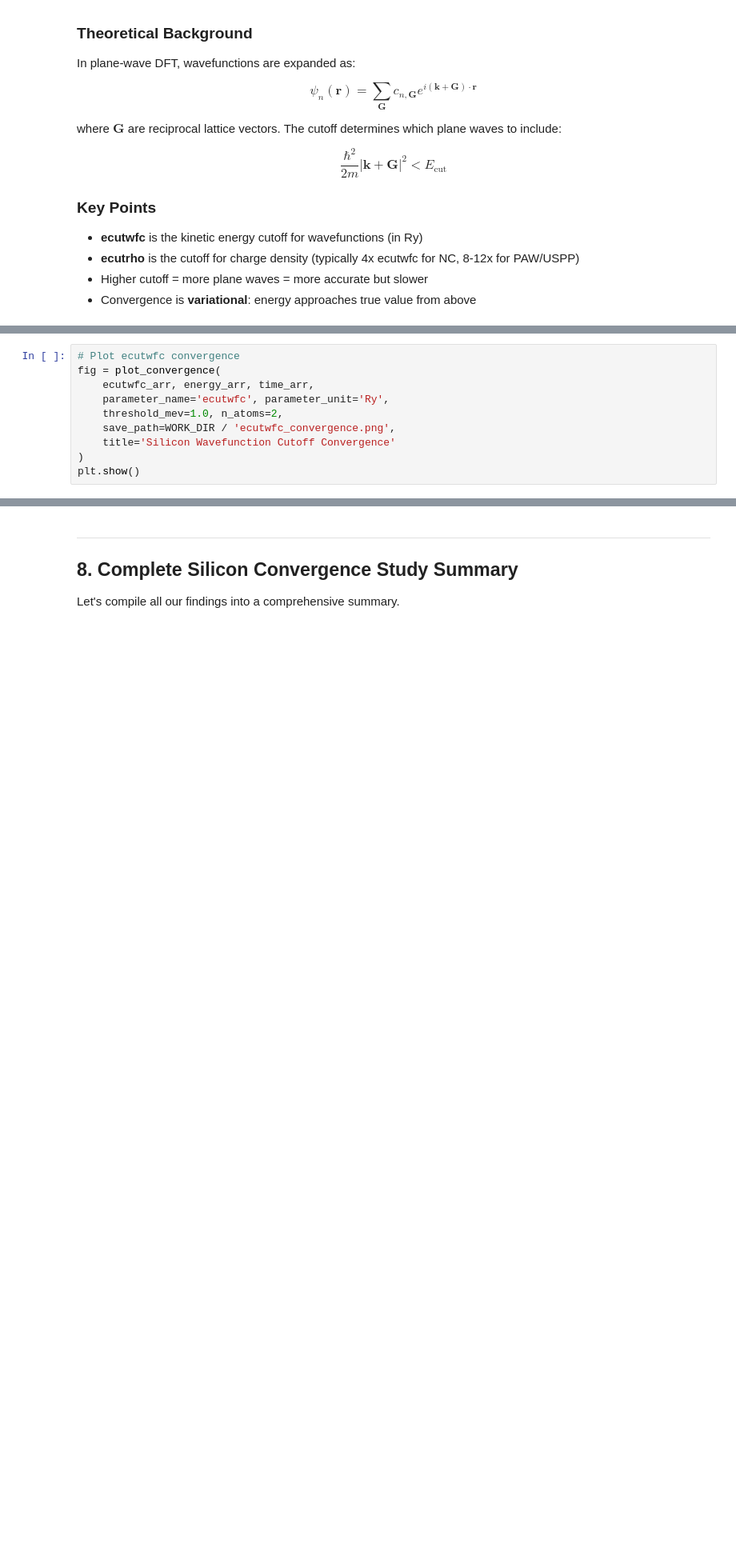
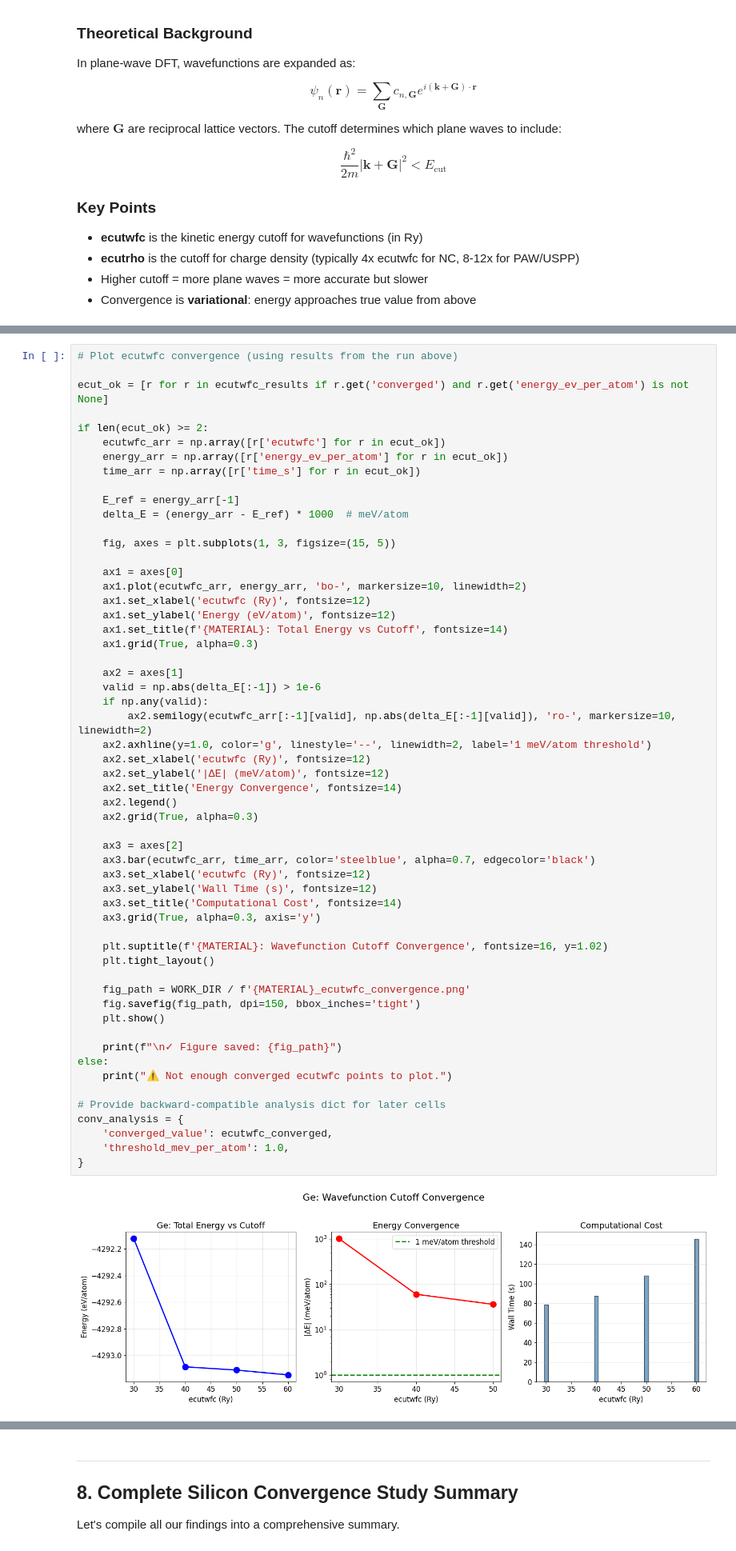
Before and after one commit to Indranil2020/DFT_Tutorial, a Jupyter notebook: qe_workshop_complete/notebooks_enhanced/04_Convergence_Testing.ipynb, the cells around one changed output, grey strips where cells are left out. Shown at 80% size. Cells and saved outputs as stored; diff of their text form; blank space fills up the shorter version.

```diff
--- a/qe_workshop_complete/notebooks_enhanced/04_Convergence_Testing.ipynb
+++ b/qe_workshop_complete/notebooks_enhanced/04_Convergence_Testing.ipynb
@@ -860,10 +818,0 @@ else:
-# %%
-# Plot ecutwfc convergence
-fig = plot_convergence(
-    ecutwfc_arr, energy_arr, time_arr,
-    parameter_name='ecutwfc', parameter_unit='Ry',
-    threshold_mev=1.0, n_atoms=2,
-    save_path=WORK_DIR / 'ecutwfc_convergence.png',
-    title='Silicon Wavefunction Cutoff Convergence'
-)
-plt.show()
@@ -869,0 +998,58 @@ plt.show()
+# %%
+# Plot ecutwfc convergence (using results from the run above)
+
+ecut_ok = [r for r in ecutwfc_results if r.get('converged') and r.get('energy_ev_per_atom') is not None]
+
+if len(ecut_ok) >= 2:
+    ecutwfc_arr = np.array([r['ecutwfc'] for r in ecut_ok])
+    energy_arr = np.array([r['energy_ev_per_atom'] for r in ecut_ok])
+    time_arr = np.array([r['time_s'] for r in ecut_ok])
+
+    E_ref = energy_arr[-1]
+    delta_E = (energy_arr - E_ref) * 1000  # meV/atom
+
+    fig, axes = plt.subplots(1, 3, figsize=(15, 5))
+
+    ax1 = axes[0]
+    ax1.plot(ecutwfc_arr, energy_arr, 'bo-', markersize=10, linewidth=2)
+    ax1.set_xlabel('ecutwfc (Ry)', fontsize=12)
+    ax1.set_ylabel('Energy (eV/atom)', fontsize=12)
+    ax1.set_title(f'{MATERIAL}: Total Energy vs Cutoff', fontsize=14)
+    ax1.grid(True, alpha=0.3)
+
+    ax2 = axes[1]
+    valid = np.abs(delta_E[:-1]) > 1e-6
+    if np.any(valid):
+        ax2.semilogy(ecutwfc_arr[:-1][valid], np.abs(delta_E[:-1][valid]), 'ro-', markersize=10, linewidth=2)
+    ax2.axhline(y=1.0, color='g', linestyle='--', linewidth=2, label='1 meV/atom threshold')
+    ax2.set_xlabel('ecutwfc (Ry)', fontsize=12)
+    ax2.set_ylabel('|ΔE| (meV/atom)', fontsize=12)
+    ax2.set_title('Energy Convergence', fontsize=14)
+    ax2.legend()
+    ax2.grid(True, alpha=0.3)
+
+    ax3 = axes[2]
+    ax3.bar(ecutwfc_arr, time_arr, color='steelblue', alpha=0.7, edgecolor='black')
+    ax3.set_xlabel('ecutwfc (Ry)', fontsize=12)
+    ax3.set_ylabel('Wall Time (s)', fontsize=12)
+    ax3.set_title('Computational Cost', fontsize=14)
+    ax3.grid(True, alpha=0.3, axis='y')
+
+    plt.suptitle(f'{MATERIAL}: Wavefunction Cutoff Convergence', fontsize=16, y=1.02)
+    plt.tight_layout()
+
+    fig_path = WORK_DIR / f'{MATERIAL}_ecutwfc_convergence.png'
+    fig.savefig(fig_path, dpi=150, bbox_inches='tight')
+    plt.show()
+
+    print(f"\n✓ Figure saved: {fig_path}")
+else:
+    print("⚠ Not enough converged ecutwfc points to plot.")
+
+# Provide backward-compatible analysis dict for later cells
+conv_analysis = {
+    'converged_value': ecutwfc_converged,
+    'threshold_mev_per_atom': 1.0,
+}
+# %% [output]
+[figure, added]
```
Also changed, not shown: parts of 32 cells of this notebook, 12 other files.
